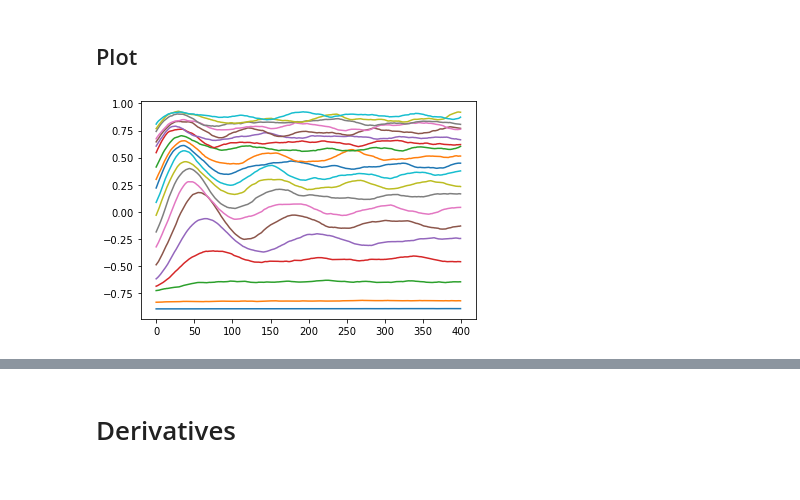
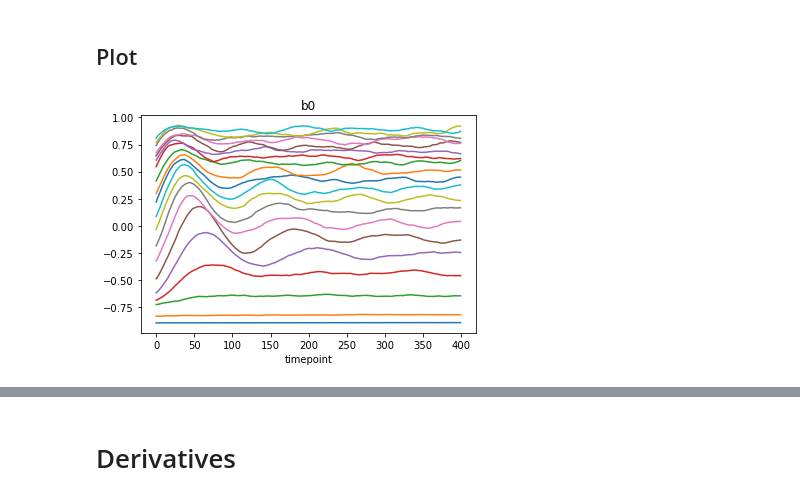
Before and after one commit to smrfeld/phys_dbd, a Jupyter notebook: example/main.ipynb, the cells around one changed output, grey strips where cells are left out. Cells and saved outputs as stored; diff of their text form; code cells hidden in the pictures.

Commit message:
figures and quickstart example update

```diff
--- a/example/main.ipynb
+++ b/example/main.ipynb
@@ -178,16 +178,21 @@ IP3:  ip3_2p000
 # %%
 plt.figure()
 
 for ip3 in ["ip3_0p100","ip3_0p200","ip3_0p300","ip3_0p400","ip3_0p500",
            "ip3_0p600","ip3_0p700","ip3_0p800","ip3_0p900","ip3_1p000",
            "ip3_1p100","ip3_1p200","ip3_1p300","ip3_1p400","ip3_1p500",
            "ip3_1p600","ip3_1p700","ip3_1p800","ip3_1p900","ip3_2p000"]:
 
     # Import params traj
     params_traj = ParamsTraj.fromFile("cache/cache_params/%s.txt" % ip3, nv=2, nh=1)
 
     b0 = [x.b[0] for x in params_traj.params_traj]
 
     plt.plot(b0)
+
+plt.title("b0")
+plt.xlabel("timepoint")
+
+plt.savefig("figures/params_b0.png", dpi=200)
 # %% [output]
-[figure, old version]
+[figure, new version]
```
Also changed, not shown: parts of 12 cells of this notebook, 23 other files.
